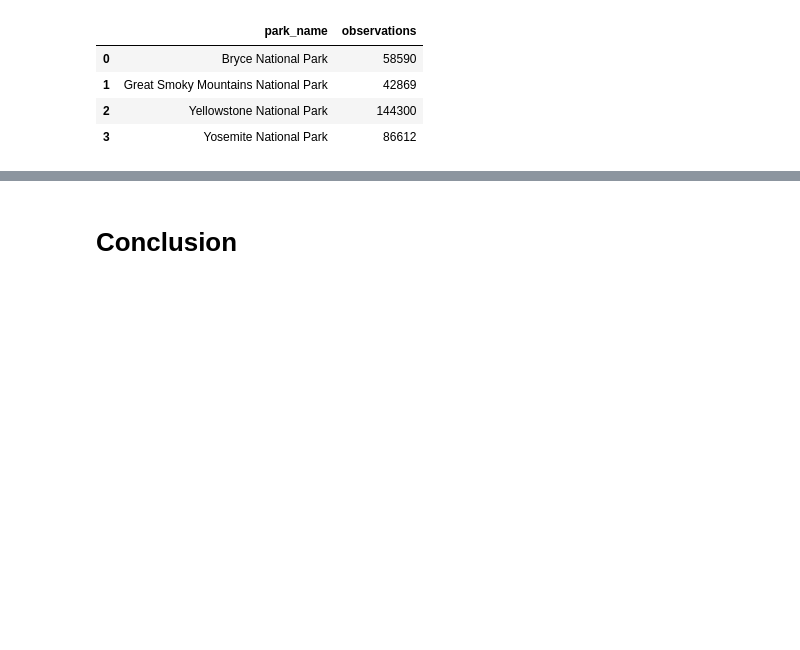
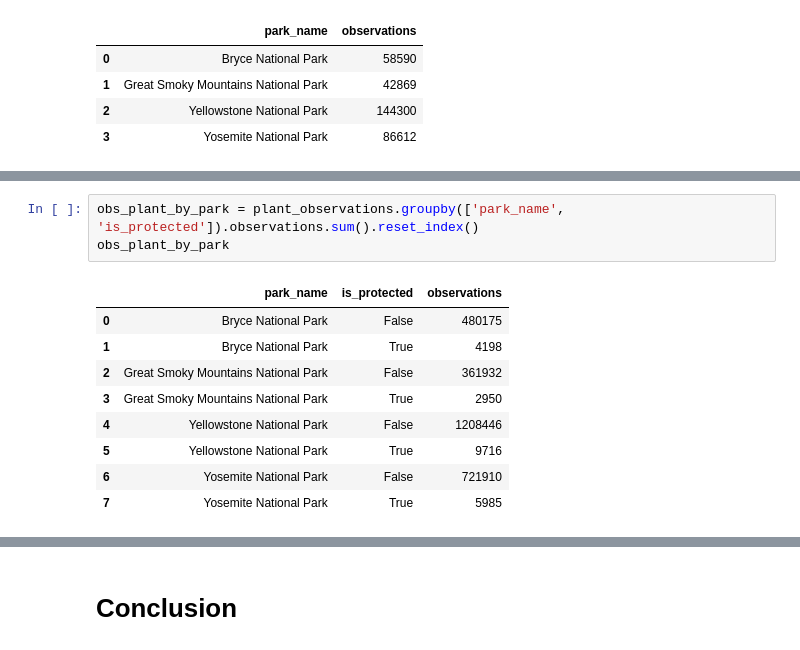
Before and after one commit to buga-man/data_science, a Jupyter notebook: biodiversity/biodiversity.ipynb, the cells around one changed output, grey strips where cells are left out. Saved outputs shown, nothing was run; the diff lists cells and outputs as text; blank space fills up the shorter version.

```diff
--- a/biodiversity/biodiversity.ipynb
+++ b/biodiversity/biodiversity.ipynb
@@ -550,0 +571,13 @@ obs_birds_by_park
+# %%
+obs_plant_by_park = plant_observations.groupby(['park_name', 'is_protected']).observations.sum().reset_index()
+obs_plant_by_park
+# %% [output]
+|  | park_name | is_protected | observations |
+| 0 | Bryce National Park | False | 480175 |
+| 1 | Bryce National Park | True | 4198 |
+| 2 | Great Smoky Mountains National Park | False | 361932 |
+| 3 | Great Smoky Mountains National Park | True | 2950 |
+| 4 | Yellowstone National Park | False | 1208446 |
+| 5 | Yellowstone National Park | True | 9716 |
+| 6 | Yosemite National Park | False | 721910 |
+| 7 | Yosemite National Park | True | 5985 |
```
Also changed, not shown: parts of 6 cells of this notebook.
